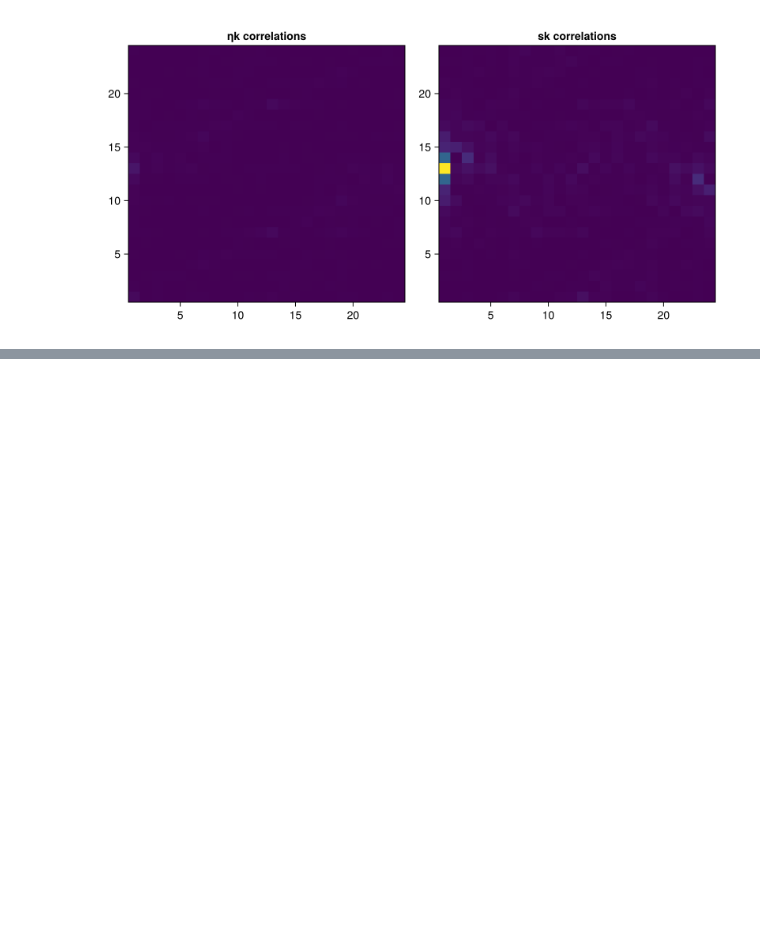
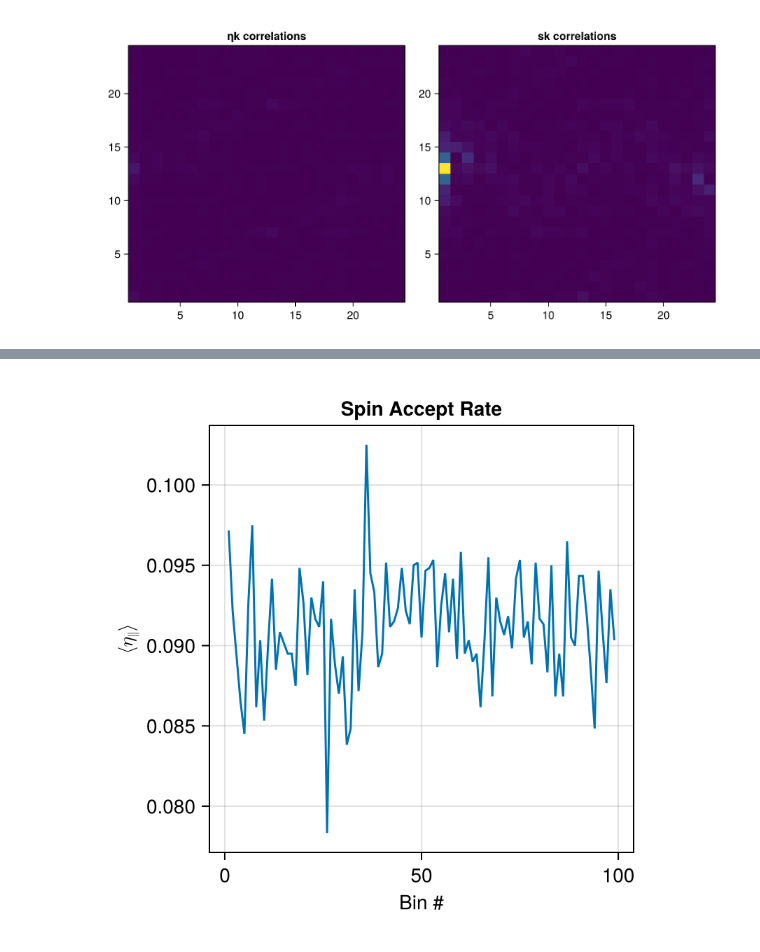
Before and after one commit to PatXue/WignerMolecule.jl, a Jupyter notebook: analysis/dimer-model.ipynb, the cells around one changed output, grey strips where cells are left out. Saved outputs shown, nothing was run; the diff lists cells and outputs as text; code cells hidden in the pictures; blank space fills up the shorter version.

```diff
--- a/analysis/dimer-model.ipynb
+++ b/analysis/dimer-model.ipynb
@@ -135,0 +131,9 @@ ArgumentError: ArgumentError: column name :AcceptRateS not found in the data fra
+# %%
+i = 1
+fig = Figure(size=(400, 400))
+data = get_mctime_data(results, :AcceptRateS)[i]
+fig[1,1] = ax = Axis(fig, title="Spin Accept Rate", xlabel="Bin #", ylabel=L"\langle\eta_\parallel\rangle")
+lines!(ax, data[:, :AcceptRateS])
+fig
+# %% [output]
+[figure, added]
```
Also changed, not shown: parts of 3 cells of this notebook.
